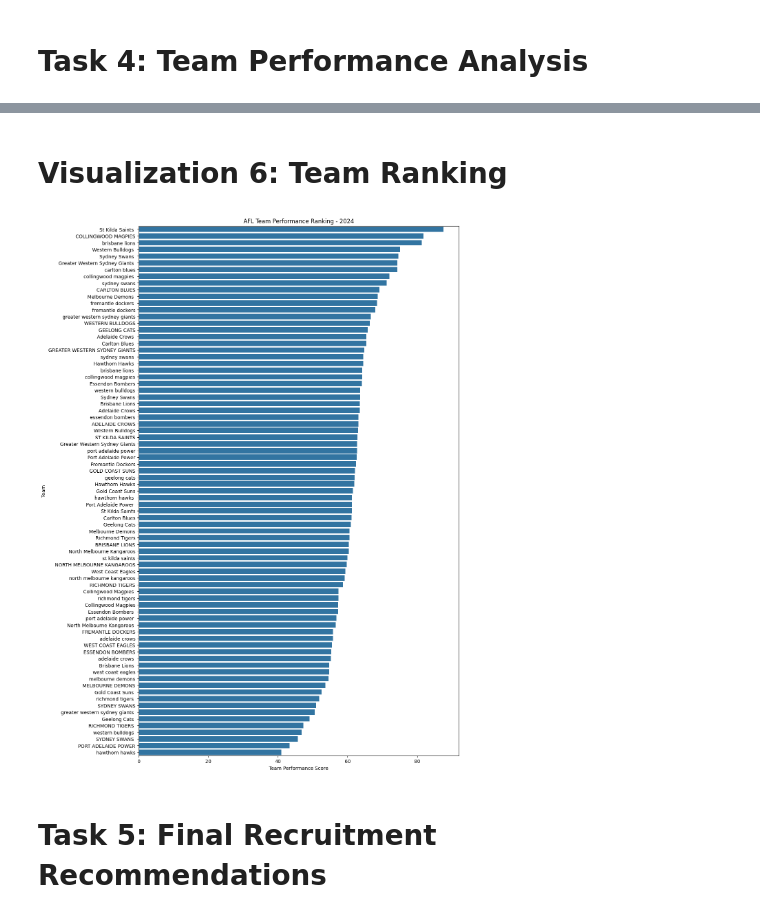
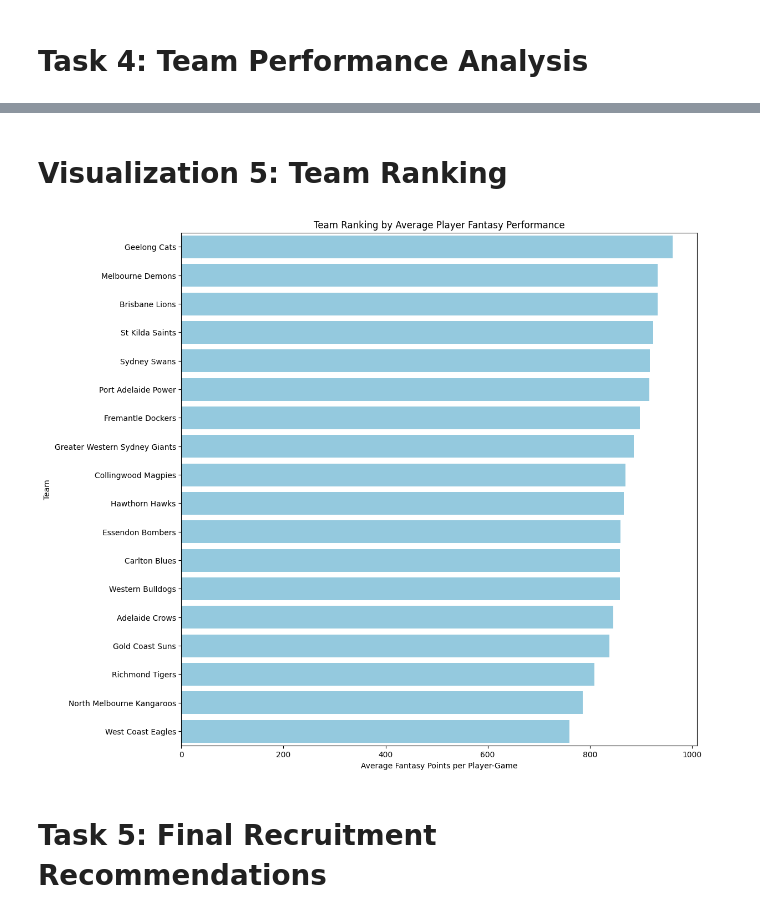
Before and after one commit to AqsaSaqib/Python_Practice, a Jupyter notebook: Week_2_Task/Day_4/Week2_Day_4_Task.ipynb, the cells around one changed output, grey strips where cells are left out. Cells and saved outputs as stored; diff of their text form; code cells hidden in the pictures.

```diff
--- a/Week_2_Task/Day_4/Week2_Day_4_Task.ipynb
+++ b/Week_2_Task/Day_4/Week2_Day_4_Task.ipynb
@@ -223,0 +162,4 @@ print("2024 Round Data:", round_2024.shape)
+# %%
+# Load datasets
+merged_players = pd.read_csv("/content/merged_players.csv")
+round_stats = pd.read_csv("/content/Players_round_by_round_stat_cleaned.csv")
@@ -223,0 +185,13 @@ print("2024 Round Data:", round_2024.shape)
+# %%
+# Columns in merged players which need to be in integer format
+int_columns = ['player_id','year','kicks','marks','handballs','disposals','goals','behinds',
+               'hit_outs','tackles','rebound_50s','inside_50s','clearances','clangers','free_kicks_for',
+               'free_kicks_against','brownlow_votes','contested_possessions','uncontested_possessions',
+               'contested_marks','marks_inside_50','one_percenters','bounces','total_score','total_fantasy_points']
+# Convert integer columns
+merged_players[int_columns] = (merged_players[int_columns].astype('int64'))
+
+# Date columns
+date_columns = ['born_date','debut_date','last_date']
+for col in date_columns:
+    merged_players[col] = pd.to_datetime(merged_players[col])
@@ -531,0 +491,16 @@ team_performance[[
+# %%
+# Rank teams by average Fantasy Points
+team_performance["Team_Rank"] = (team_performance["Average_Fantasy"].rank(ascending=False, method="min").astype(int))
+team_performance = team_performance.sort_values("Team_Rank")
+
+print("Team Performance Ranking, 2020 TO 2025 (EXCLUDING FINALS)")
+display(team_performance[[
+            "Team_Rank",
+            "team",
+            "Player_Games",
+            "Average_Fantasy",
+            "Average_Disposals",
+            "Average_Clearances",
+            "Average_Goals",
+            "Average_Tackles",
+        ]].round(2))
@@ -532,13 +526,14 @@ team_performance[[
 # %% [markdown]
-# **Visualization 6: Team Ranking**
+# **Visualization 5: Team Ranking**
 # %%
-plt.figure(figsize=(12, 20))
-sns.barplot(data=team_performance,x="Team_Performance_Score",y="team")
-plt.title("AFL Team Performance Ranking - 2024")
-plt.xlabel("Team Performance Score")
+plt.figure(figsize=(12, 12))
+
+sns.barplot(data=team_performance,x="Average_Fantasy",y="team", color= "Skyblue")
+plt.title("Team Ranking by Average Player Fantasy Performance")
+plt.xlabel("Average Fantasy Points per Player-Game")
 plt.ylabel("Team")
 plt.show()
 # %% [output]
-[figure, old version]
+[figure, new version]
 # %% [markdown]
 # **Task 5: Final Recruitment Recommendations**
```
Also changed, not shown: parts of 52 cells of this notebook, 3 other files.
